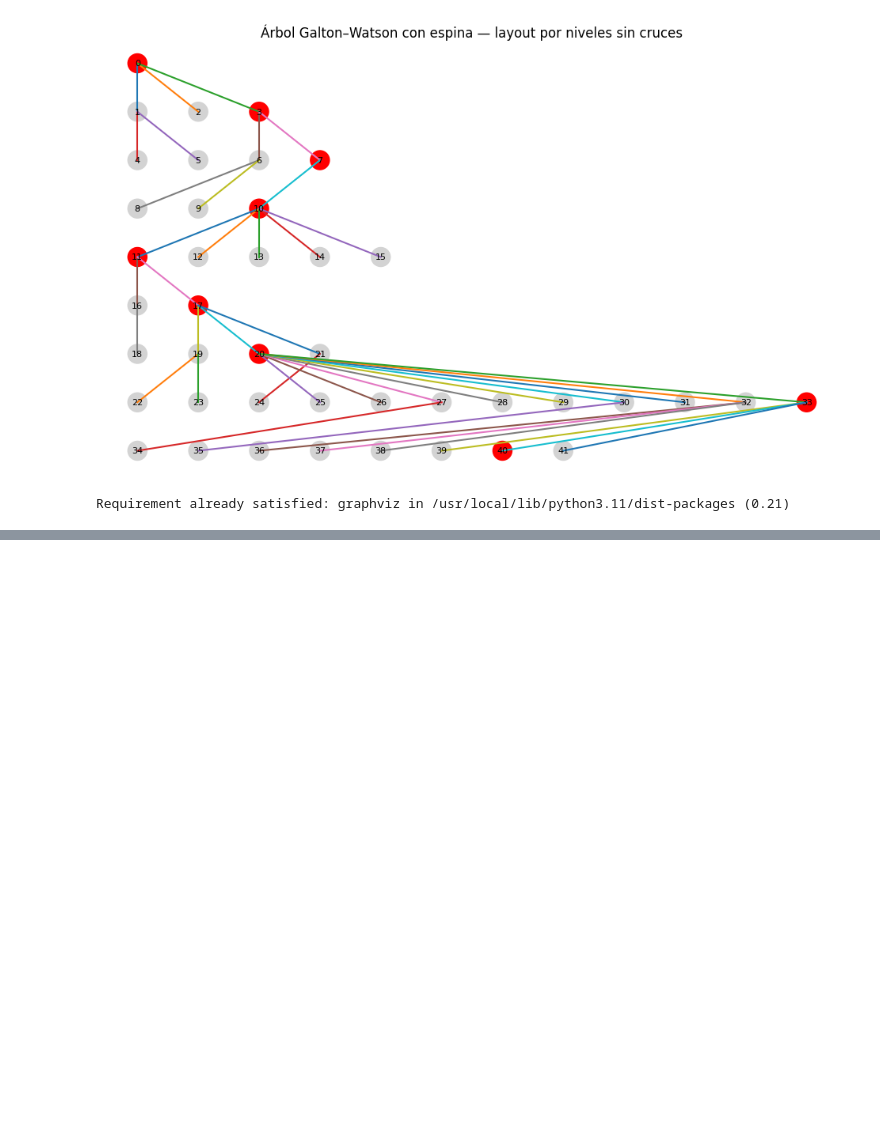
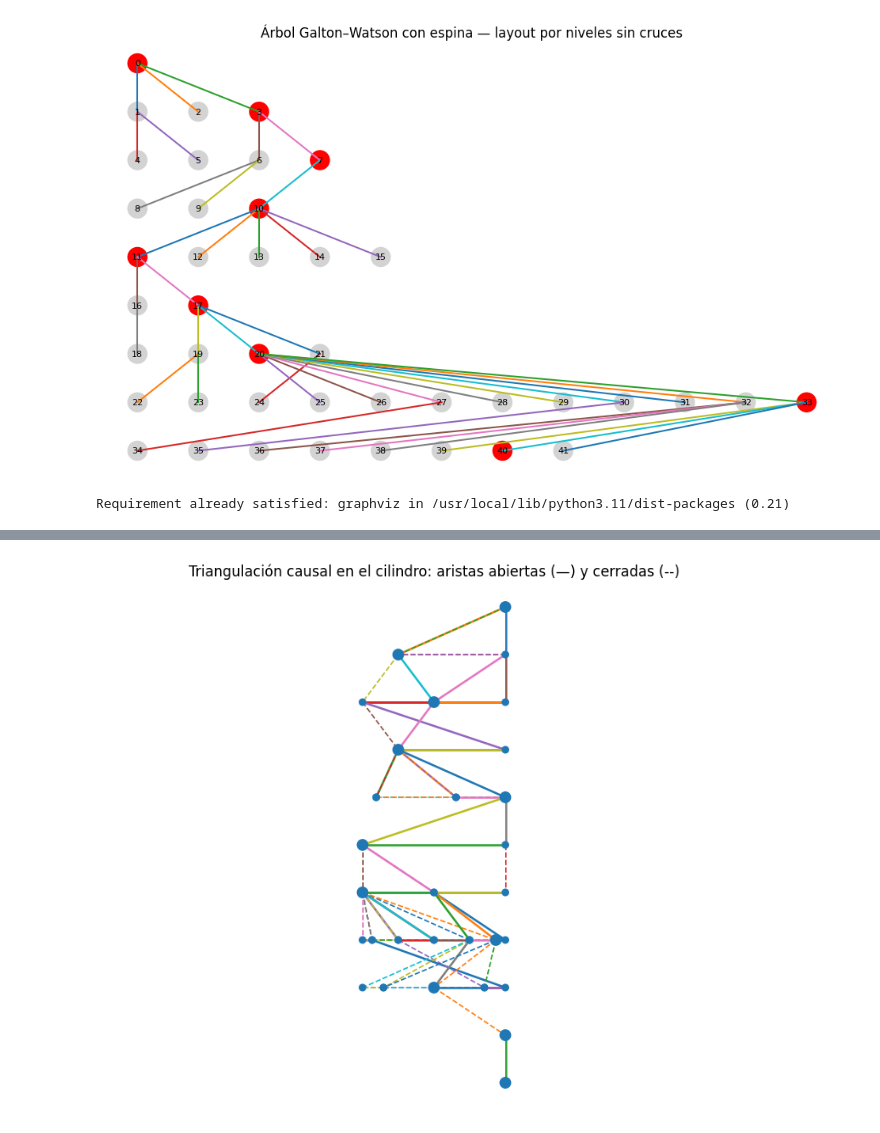
Before and after one commit to RobertoSam/SimulacionAnalisisPercolacionTriangulacionesCausales, a Jupyter notebook: notebooks/simulacion_arbol.ipynb, the cells around one changed output, grey strips where cells are left out. Drawn from its saved outputs; the diff is of its cells as text; code cells hidden in the pictures; blank space fills up the shorter version.

```diff
--- a/notebooks/simulacion_arbol.ipynb
+++ b/notebooks/simulacion_arbol.ipynb
@@ -130,0 +444,28 @@ draw_tree_graphviz(nodos, aristas, invertir_aristas=True)
+# %%
+# Para dibujar el gráfico de cilindro con percolación, necesitamos ejecutar una realización completa
+# que incluya la generación del árbol, la triangulación y la percolación.
+# Usaremos la función run_one_realization para esto.
+
+# Puedes ajustar los parámetros (profundidad, probabilidad de percolación p) aquí:
+max_profundidad_cilindro = 10  # Por ejemplo, 10 niveles
+prob_percolacion_p = 0.5      # Probabilidad de abrir una arista
+
+# Ejecutar una realización para obtener los datos de la percolación
+# La función run_one_realization devuelve tamaño_raiz, tamaño_max, spanning y n_nodos
+# Pero no devuelve directamente open_adj ni los datos del arbol y niveles que necesitamos para dibujar.
+# Tendremos que modificar un poco para obtener open_adj y levels si queremos usar draw_cylinder_percolation.
+
+# Alternativa: Llamar directamente a las funciones intermedias si necesitamos más control
+# Generar el arbol de nuevo para esta visualización
+nodos_cil, aristas_cil, nodos_por_nivel_cil = generate_gw_tree_with_spine_levels(max_profundidad=max_profundidad_cilindro, seed=7)
+
+# Construir la triangulación
+edges_all_cil, root_id_cil, levels_cil = build_triangulation(nodos_cil, aristas_cil, nodos_por_nivel_cil)
+
+# Realizar la percolación para obtener las aristas abiertas
+open_adj_cil, components_cil = percolate_and_clusters(edges_all_cil, prob_percolacion_p)
+
+# Dibujar el gráfico de cilindro con la percolación
+draw_cylinder_percolation(levels_cil, edges_all_cil, open_adj_cil, nodos=nodos_cil, show_nodes=True, mark_spine=True)
+# %% [output]
+[figure, added]
```
Also changed, not shown: parts of 3 cells of this notebook.
